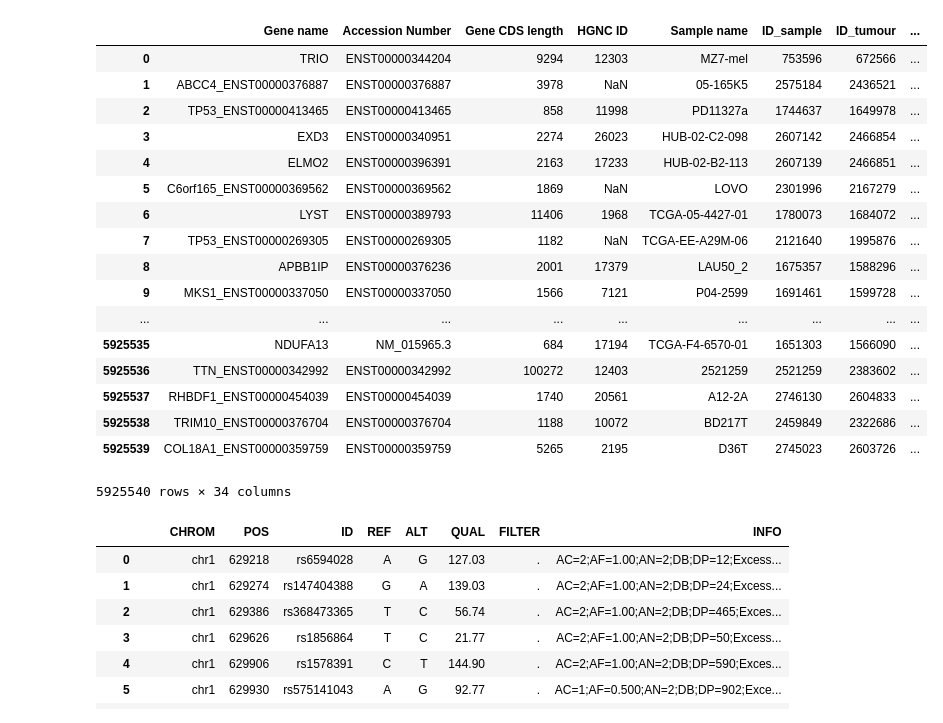
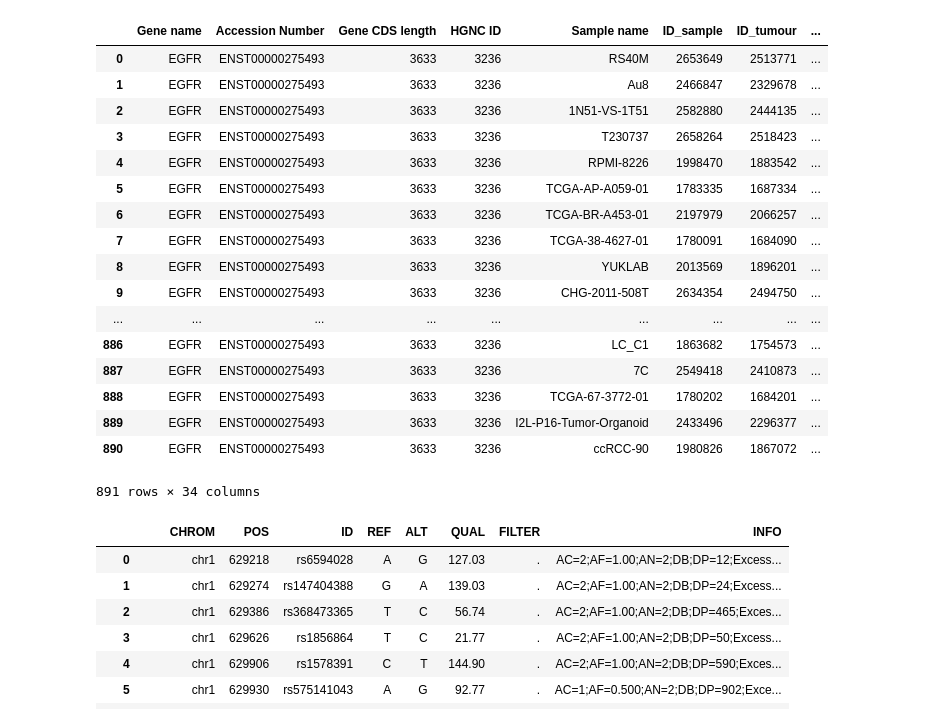
Before and after one commit to czbiohub-sf/cerebra, a Jupyter notebook: py_notebooks/scratch.ipynb, the cells around one changed output. Cells and saved outputs as stored; diff of their text form; code cells hidden in the pictures.

```diff
--- a/py_notebooks/scratch.ipynb
+++ b/py_notebooks/scratch.ipynb
@@ -6,27 +6,27 @@ pd.options.display.max_columns = None
 cwd = '/Users/lincoln.harris/code/cerebra/cerebra/wrkdir/'
 # %%
 # what does the COSMIC database actually look like?
-database = pd.read_csv(cwd + "CosmicGenomeScreensMutantExport.tsv", delimiter = '\t')
+database = pd.read_csv(cwd + "cosmic_db_egfr_sub.csv", delimiter = ',')
 database
 # %% [output]
 |  | Gene name | Accession Number | Gene CDS length | HGNC ID | Sample name | ID_sample | ID_tumour | ... |
-| 0 | TRIO | ENST00000344204 | 9294 | 12303 | MZ7-mel | 753596 | 672566 | ... |
-| 1 | ABCC4_ENST00000376887 | ENST00000376887 | 3978 | NaN | 05-165K5 | 2575184 | 2436521 | ... |
-| 2 | TP53_ENST00000413465 | ENST00000413465 | 858 | 11998 | PD11327a | 1744637 | 1649978 | ... |
-| 3 | EXD3 | ENST00000340951 | 2274 | 26023 | HUB-02-C2-098 | 2607142 | 2466854 | ... |
-| 4 | ELMO2 | ENST00000396391 | 2163 | 17233 | HUB-02-B2-113 | 2607139 | 2466851 | ... |
-| 5 | C6orf165_ENST00000369562 | ENST00000369562 | 1869 | NaN | LOVO | 2301996 | 2167279 | ... |
-| 6 | LYST | ENST00000389793 | 11406 | 1968 | TCGA-05-4427-01 | 1780073 | 1684072 | ... |
-| 7 | TP53_ENST00000269305 | ENST00000269305 | 1182 | NaN | TCGA-EE-A29M-06 | 2121640 | 1995876 | ... |
-| 8 | APBB1IP | ENST00000376236 | 2001 | 17379 | LAU50_2 | 1675357 | 1588296 | ... |
-| 9 | MKS1_ENST00000337050 | ENST00000337050 | 1566 | 7121 | P04-2599 | 1691461 | 1599728 | ... |
+| 0 | EGFR | ENST00000275493 | 3633 | 3236 | RS40M | 2653649 | 2513771 | ... |
+| 1 | EGFR | ENST00000275493 | 3633 | 3236 | Au8 | 2466847 | 2329678 | ... |
+| 2 | EGFR | ENST00000275493 | 3633 | 3236 | 1N51-VS-1T51 | 2582880 | 2444135 | ... |
+| 3 | EGFR | ENST00000275493 | 3633 | 3236 | T230737 | 2658264 | 2518423 | ... |
+| 4 | EGFR | ENST00000275493 | 3633 | 3236 | RPMI-8226 | 1998470 | 1883542 | ... |
+| 5 | EGFR | ENST00000275493 | 3633 | 3236 | TCGA-AP-A059-01 | 1783335 | 1687334 | ... |
+| 6 | EGFR | ENST00000275493 | 3633 | 3236 | TCGA-BR-A453-01 | 2197979 | 2066257 | ... |
+| 7 | EGFR | ENST00000275493 | 3633 | 3236 | TCGA-38-4627-01 | 1780091 | 1684090 | ... |
+| 8 | EGFR | ENST00000275493 | 3633 | 3236 | YUKLAB | 2013569 | 1896201 | ... |
+| 9 | EGFR | ENST00000275493 | 3633 | 3236 | CHG-2011-508T | 2634354 | 2494750 | ... |
 | ... | ... | ... | ... | ... | ... | ... | ... | ... |
-| 5925535 | NDUFA13 | NM_015965.3 | 684 | 17194 | TCGA-F4-6570-01 | 1651303 | 1566090 | ... |
-| 5925536 | TTN_ENST00000342992 | ENST00000342992 | 100272 | 12403 | 2521259 | 2521259 | 2383602 | ... |
-| 5925537 | RHBDF1_ENST00000454039 | ENST00000454039 | 1740 | 20561 | A12-2A | 2746130 | 2604833 | ... |
-| 5925538 | TRIM10_ENST00000376704 | ENST00000376704 | 1188 | 10072 | BD217T | 2459849 | 2322686 | ... |
-| 5925539 | COL18A1_ENST00000359759 | ENST00000359759 | 5265 | 2195 | D36T | 2745023 | 2603726 | ... |
+| 886 | EGFR | ENST00000275493 | 3633 | 3236 | LC_C1 | 1863682 | 1754573 | ... |
+| 887 | EGFR | ENST00000275493 | 3633 | 3236 | 7C | 2549418 | 2410873 | ... |
+| 888 | EGFR | ENST00000275493 | 3633 | 3236 | TCGA-67-3772-01 | 1780202 | 1684201 | ... |
+| 889 | EGFR | ENST00000275493 | 3633 | 3236 | I2L-P16-Tumor-Organoid | 2433496 | 2296377 | ... |
+| 890 | EGFR | ENST00000275493 | 3633 | 3236 | ccRCC-90 | 1980826 | 1867072 | ... |
-5925540 rows × 34 columns
+891 rows × 34 columns
 # %%
 # how about the VCF files?
 t = VCF.dataframe(cwd + 'scVCF/A11_B000860.vcf')
```
Also changed, not shown: parts of 4 cells of this notebook, 4 other files.
